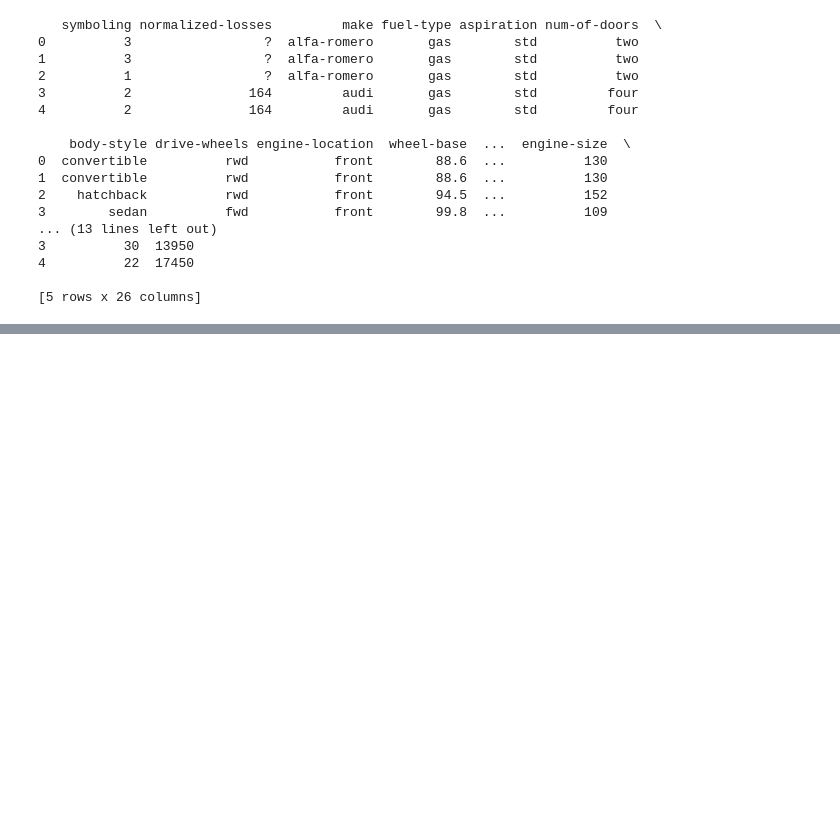
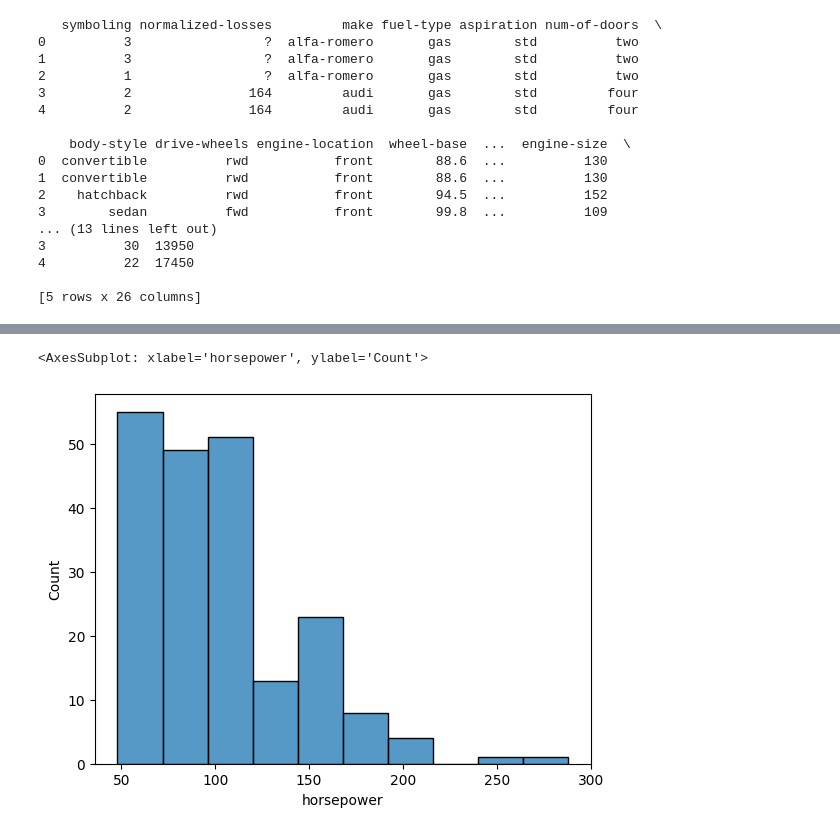
Before and after one commit to success4lyf/-Exploratory-Data-Analysis, a Jupyter notebook: insight.ipynb, the cells around one changed output, grey strips where cells are left out. Cells and saved outputs as stored; diff of their text form; code cells hidden in the pictures; blank space fills up the shorter version.

```diff
--- a/insight.ipynb
+++ b/insight.ipynb
@@ -28,0 +177,5 @@ print(auto.head())
+# %%
+sns.histplot(auto.horsepower,bins=10)
+# %% [output]
+<AxesSubplot: xlabel='horsepower', ylabel='Count'>
+[figure, added]
```
Also changed, not shown: parts of 14 cells of this notebook, 1 other file.
